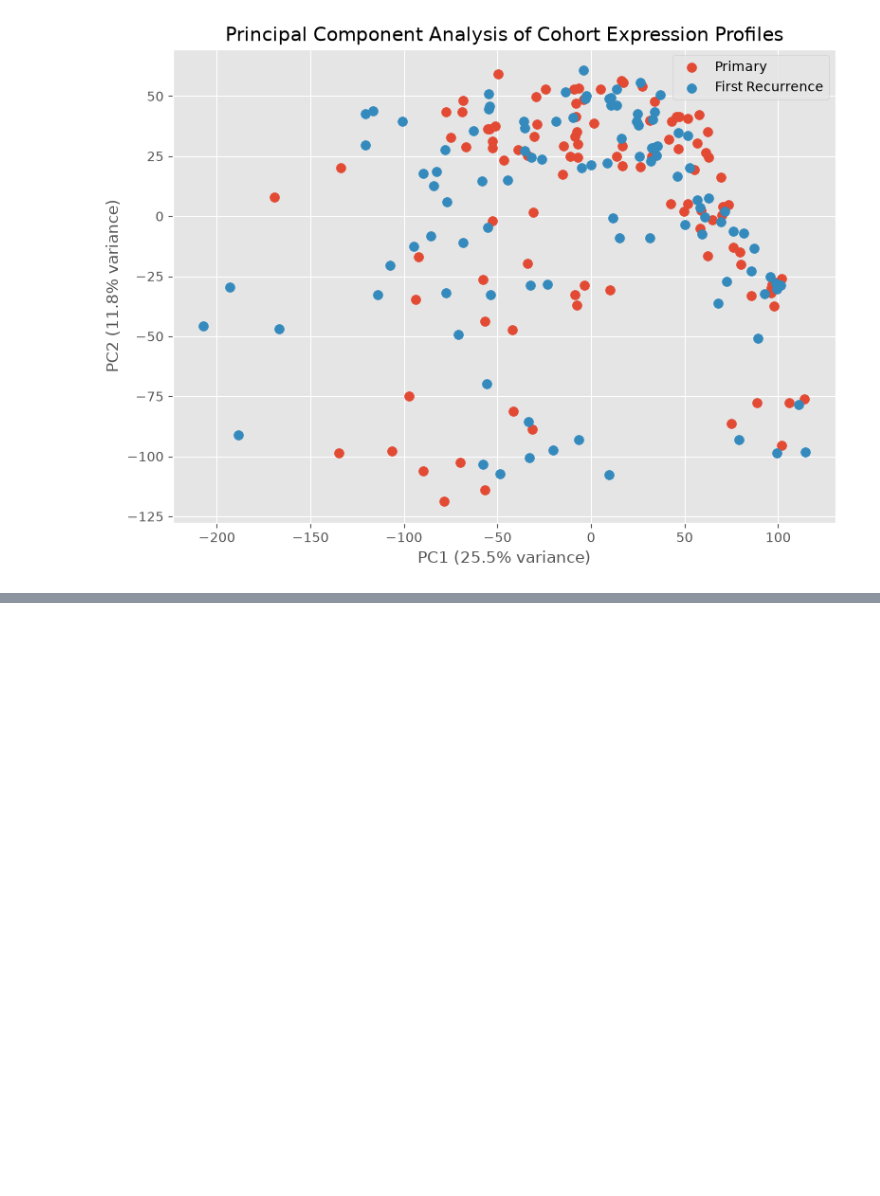
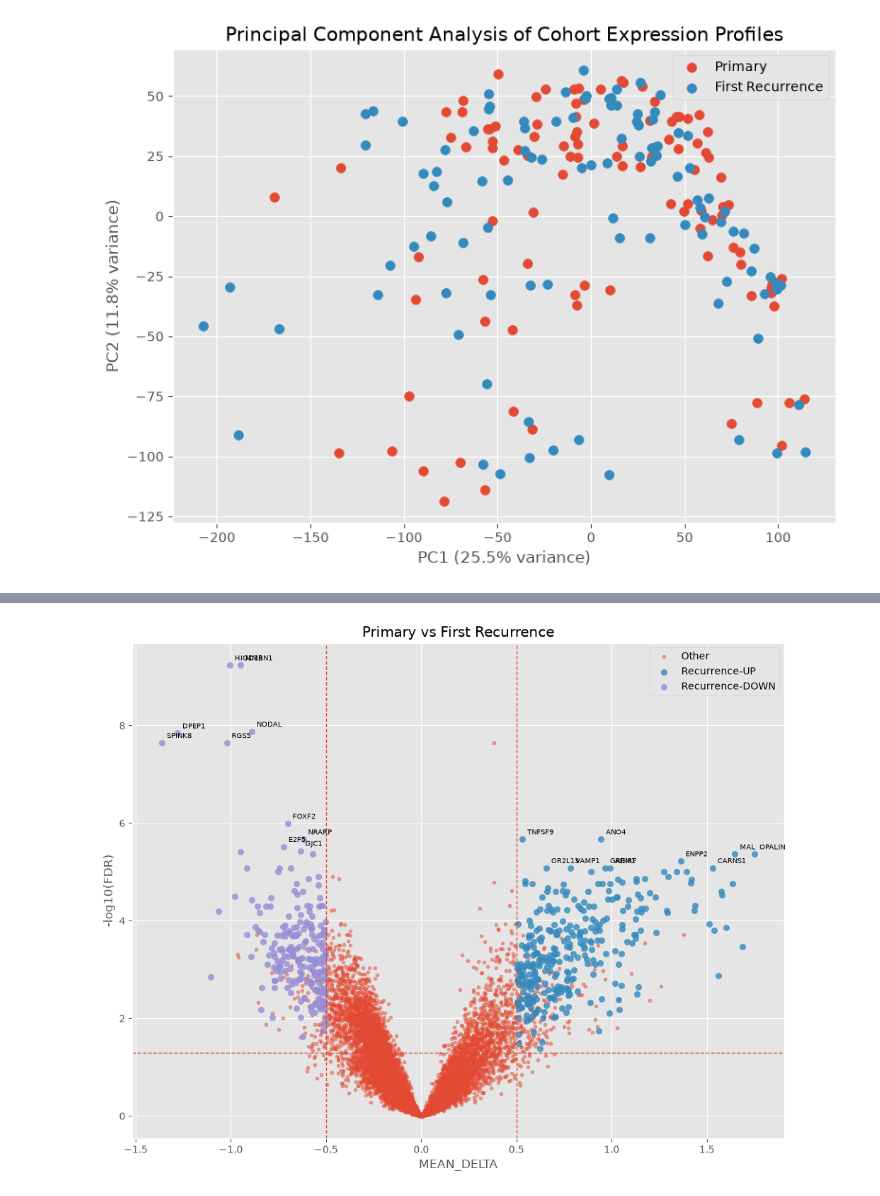
Before and after one commit to zuhany/cell_lines_pv_26, a Jupyter notebook: notebooks/GLASS.ipynb, the cells around one changed output, grey strips where cells are left out. Saved outputs shown, nothing was run; the diff lists cells and outputs as text; code cells hidden in the pictures; blank space fills up the shorter version.

```diff
--- a/notebooks/GLASS.ipynb
+++ b/notebooks/GLASS.ipynb
@@ -1739,0 +1819,7 @@ plt.show()
+# %%
+fractions_up = up_counts / n_valid
+fractions_down = down_counts / n_valid
+
+glass_primary_vs_R1_gene_statistics["FRACTION_UP"] = (glass_primary_vs_R1_gene_statistics["GENE"].map(fractions_up))
+
+glass_primary_vs_R1_gene_statistics["FRACTION_DOWN"] = (glass_primary_vs_R1_gene_statistics["GENE"].map(fractions_down))
@@ -1739,0 +1845,12 @@ plt.show()
+# %%
+glass_recurrence_UP_initial = glass_primary_vs_R1_gene_statistics[
+    (glass_primary_vs_R1_gene_statistics["FDR"] < 0.05) &
+    (glass_primary_vs_R1_gene_statistics["MEAN_DELTA"] >= 0.5) &
+    (glass_primary_vs_R1_gene_statistics["FRACTION_UP"] >= 0.65)
+].copy()
+
+glass_recurrence_DOWN_initial = glass_primary_vs_R1_gene_statistics[
+    (glass_primary_vs_R1_gene_statistics["FDR"] < 0.05) &
+    (glass_primary_vs_R1_gene_statistics["MEAN_DELTA"] <= -0.5) &
+    (glass_primary_vs_R1_gene_statistics["FRACTION_DOWN"] >= 0.65)
+].copy()
@@ -1739,0 +1890,66 @@ plt.show()
+# %%
+#Vulcano plot
+stats = glass_primary_vs_R1_gene_statistics.copy()
+stats["GENE"] = glass_idhwt_gbm_primary_R1_log2TPM_filtered.index.values
+stats["NEG_LOG10_FDR"] = -np.log10(stats["FDR"].clip(lower=1e-300))
+
+up_genes = set(glass_recurrence_UP_initial["GENE"])
+down_genes = set(glass_recurrence_DOWN_initial["GENE"])
+
+stats["CATEGORY"] = "Other"
+stats.loc[stats["GENE"].isin(up_genes), "CATEGORY"] = "Recurrence-UP"
+stats.loc[stats["GENE"].isin(down_genes), "CATEGORY"] = "Recurrence-DOWN"
+
+fig, ax = plt.subplots(figsize=(10, 8))
+other = stats["CATEGORY"] == "Other"
+up = stats["CATEGORY"] == "Recurrence-UP"
+down = stats["CATEGORY"] == "Recurrence-DOWN"
+ax.scatter(
+    stats.loc[other, "MEAN_DELTA"],
+    stats.loc[other, "NEG_LOG10_FDR"],
+    s=12,
+    alpha=0.5,
+    label="Other")
+ax.scatter(
+    stats.loc[up, "MEAN_DELTA"],
+    stats.loc[up, "NEG_LOG10_FDR"],
+    s=35,
+    alpha=0.8,
+    label="Recurrence-UP")
+ax.scatter(
+    stats.loc[down, "MEAN_DELTA"],
+    stats.loc[down, "NEG_LOG10_FDR"],
+    s=35,
+    alpha=0.8,
+    label="Recurrence-DOWN")
+ax.axvline(0.5, linestyle="--", linewidth=1)
+ax.axvline(-0.5, linestyle="--", linewidth=1)
+ax.axhline(-np.log10(0.05), linestyle="--", linewidth=1)
+ax.set_xlabel("MEAN_DELTA")
+ax.set_ylabel("-log10(FDR)")
+ax.set_title("Primary vs First Recurrence")
+ax.legend()
+top_up = (
+    stats[stats["CATEGORY"] == "Recurrence-UP"]
+    .sort_values("FDR")
+    .head(10))
+top_down = (
+    stats[stats["CATEGORY"] == "Recurrence-DOWN"]
+    .sort_values("FDR")
+    .head(10))
+for _, row in pd.concat([top_up, top_down]).iterrows():
+    ax.annotate(
+        row["GENE"],
+        (row["MEAN_DELTA"], row["NEG_LOG10_FDR"]),
+        xytext=(5, 5),
+        textcoords="offset points",
+        fontsize=7)
+plt.tight_layout()
+plt.savefig(
+    "../figures/glass_recurrence_volcano.png",
+    dpi=300,
+    bbox_inches="tight")
+
+plt.show()
+# %% [output]
+[figure, added]
```
Also changed, not shown: parts of 42 cells of this notebook, 13 other files.
